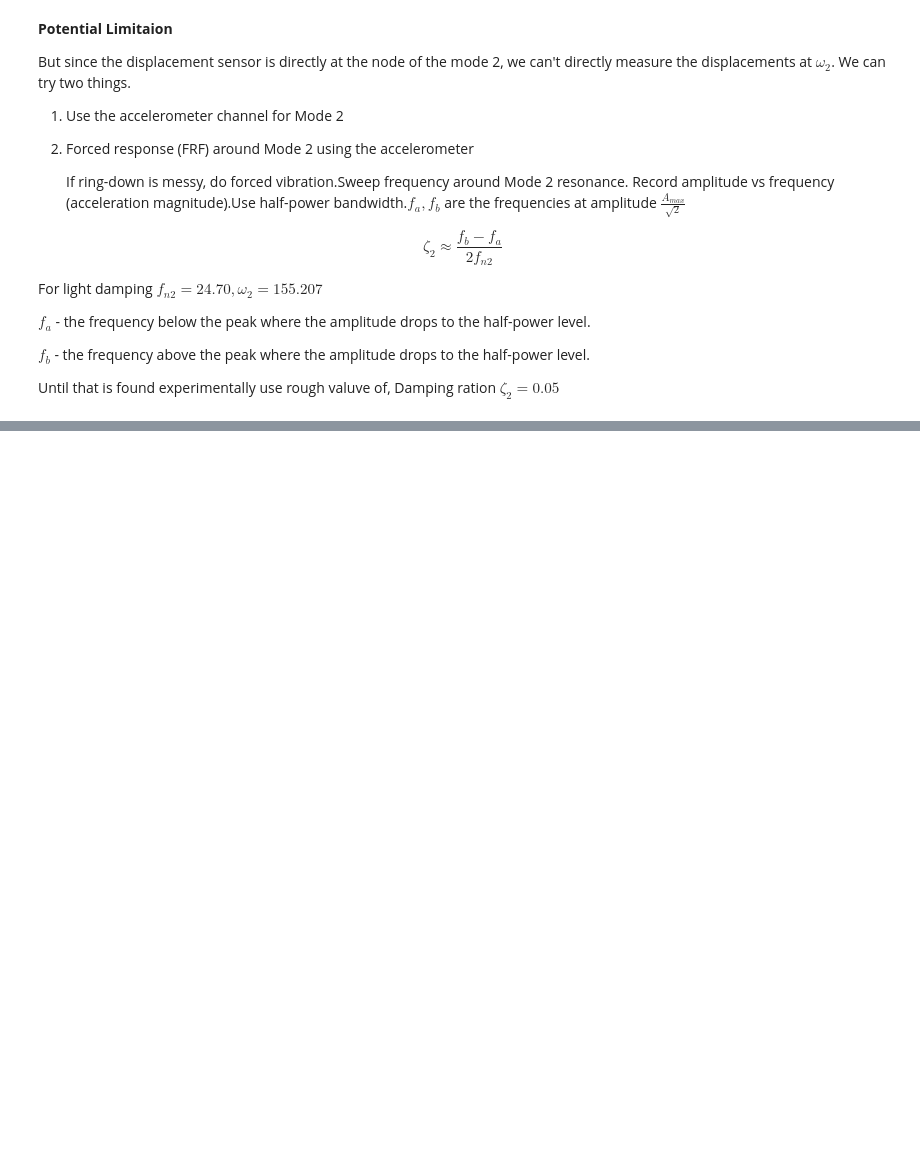
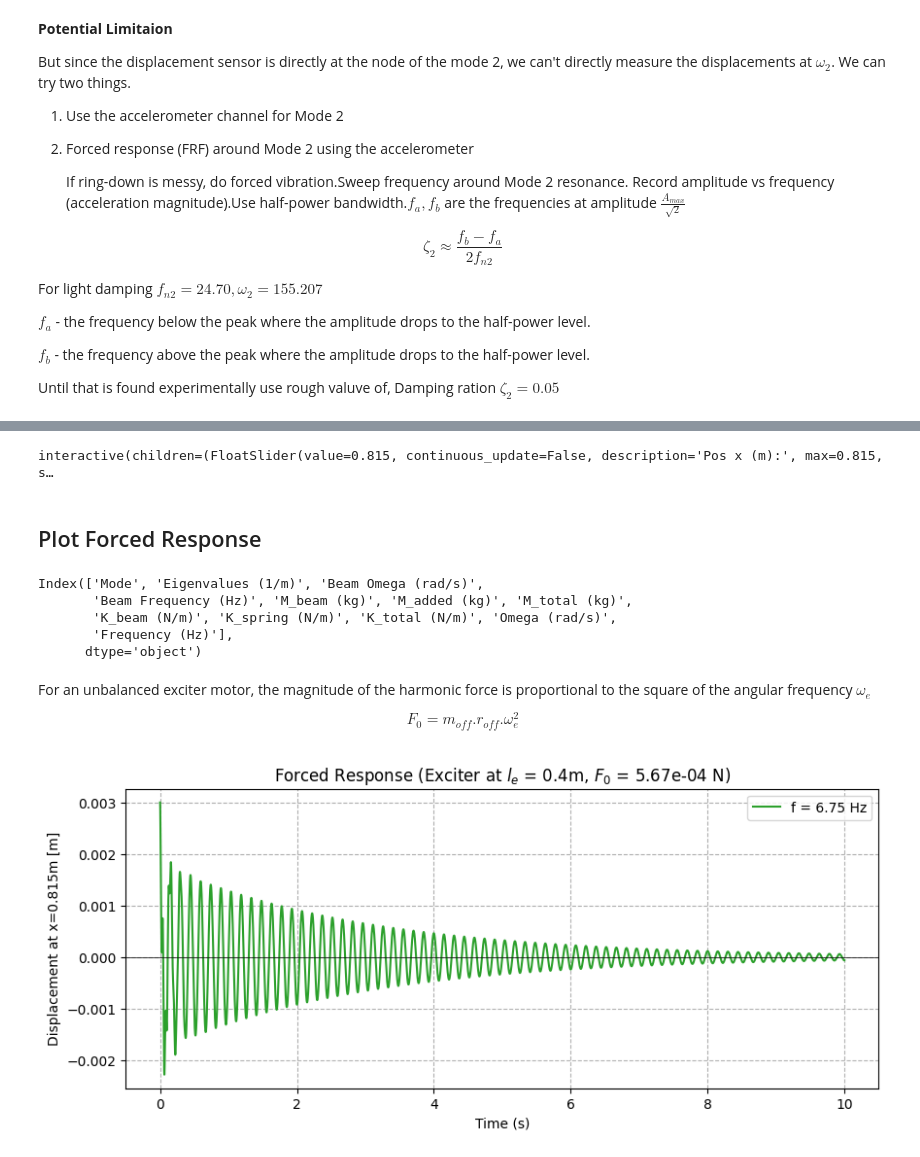
Before and after one commit to Alokathilakarathna/ME422_B3, a Jupyter notebook: Vibration Lab/e20452.ipynb, the cells around one changed output, grey strips where cells are left out. Cells and saved outputs as stored; diff of their text form; code cells hidden in the pictures; blank space fills up the shorter version.

```diff
--- a/Vibration Lab/e20452.ipynb
+++ b/Vibration Lab/e20452.ipynb
@@ -771,0 +885,36 @@ Damping ration $ζ_2 = 0.05$
+# %%
+# @title
+def interactive_response(x_target):
+  x_initial = 0.003
+  t_end = 10
+  sampling_freq = 2000
+  plot_unforced_response(df, x_target, x_initial, t_end, sampling_freq)
+
+# Create the slider and link it to the function
+interact(
+    interactive_response,
+    x_target=widgets.FloatSlider(
+        value=L,      # Default at the end of the beam
+        min=0,        # Fixed end
+        max=L,        # Spring end
+        step=L/100,   # 100 increments along the beam
+        description='Pos x (m):',
+        continuous_update=False # Updates when you release the slider
+    )
+);
+# %% [output]
+interactive(children=(FloatSlider(value=0.815, continuous_update=False, description='Pos x (m):', max=0.815, s…
+# %% [markdown]
+## Plot Forced Response
+# %%
+print(df.columns)
+# %% [output]
+Index(['Mode', 'Eigenvalues (1/m)', 'Beam Omega (rad/s)',
+       'Beam Frequency (Hz)', 'M_beam (kg)', 'M_added (kg)', 'M_total (kg)',
+       'K_beam (N/m)', 'K_spring (N/m)', 'K_total (N/m)', 'Omega (rad/s)',
+       'Frequency (Hz)'],
+      dtype='object')
+# %% [markdown]
+For an unbalanced exciter motor, the magnitude of the harmonic force is proportional to the square of the angular frequency $ω_e$
+
+$$F_0 = m_{off}.r_{off}.ω_e^2$$
@@ -771,0 +999,9 @@ Damping ration $ζ_2 = 0.05$
+# %%
+x_target = L
+x_initial = 0.003
+t_end = 10
+
+f_motor = 6.75
+plot_forced_response(df,x_target, f_motor, x_initial, t_end)
+# %% [output]
+[figure, added]
```
Also changed, not shown: parts of 29 cells of this notebook.
